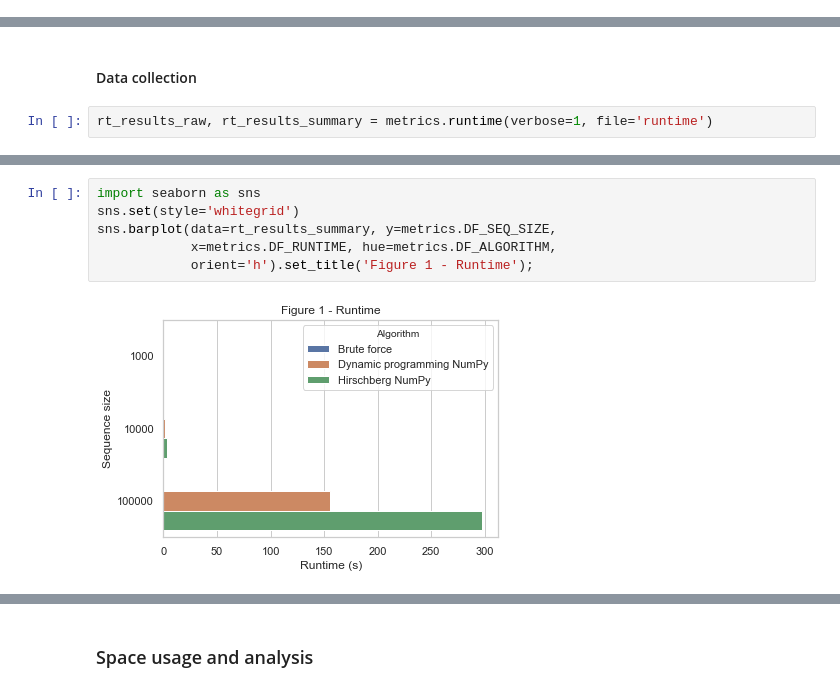
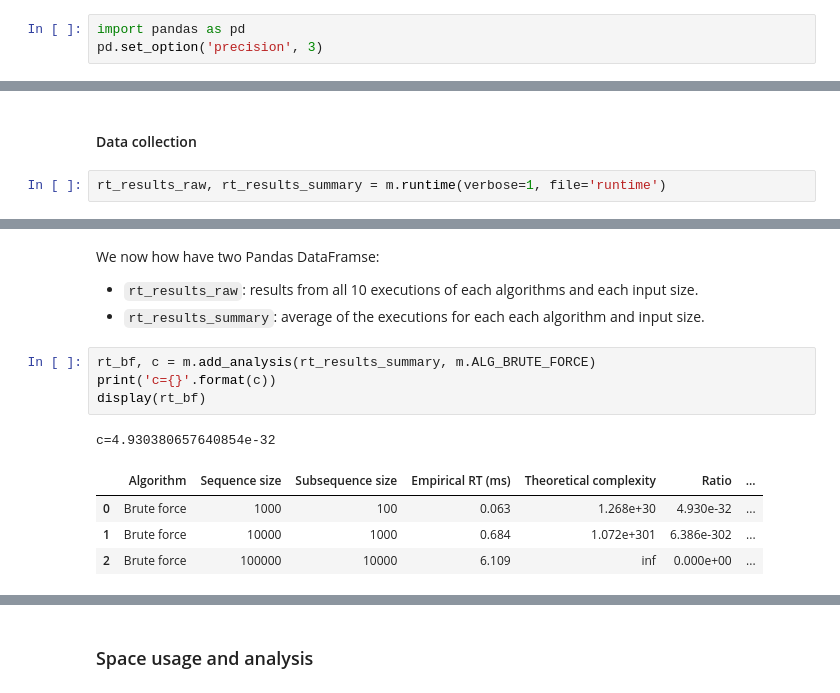
Before and after one commit to fau-masters-collected-works-cgarbin/cot6405-analysis-of-algorithms, a Jupyter notebook: longest-common-subsequence/lcs-experiments.ipynb, the cells around one changed output, grey strips where cells are left out. Saved outputs shown, nothing was run; the diff lists cells and outputs as text.

Commit message:
Add runtime analysis tables

```diff
--- a/longest-common-subsequence/lcs-experiments.ipynb
+++ b/longest-common-subsequence/lcs-experiments.ipynb
@@ -180,6 +182,9 @@ Set a seed to make pseudo-random generator generate the same sequence across run
 # %%
 import random
 random.seed(42)
+# %%
+import pandas as pd
+pd.set_option('precision', 3)
 # %% [markdown]
 Check that the algorithms work by testing them against controlled input.
 
@@ -215,4 +222,4 @@ importlib.reload(metrics);
 # %% [markdown]
 #### Data collection
 # %%
-rt_results_raw, rt_results_summary = metrics.runtime(verbose=1, file='runtime')
+rt_results_raw, rt_results_summary = m.runtime(verbose=1, file='runtime')
@@ -251,8 +226,15 @@ display(rt_results_summary.sort_values(by=[metrics.DF_SEQ_SIZE,
-# %%
-import seaborn as sns
-sns.set(style='whitegrid')
-sns.barplot(data=rt_results_summary, y=metrics.DF_SEQ_SIZE,
-            x=metrics.DF_RUNTIME, hue=metrics.DF_ALGORITHM,
-            orient='h').set_title('Figure 1 - Runtime');
-# %% [output]
-[figure, removed]
+# %% [markdown]
+We now how have two Pandas DataFramse:
+
+- `rt_results_raw`: results from all 10 executions of each algorithms and each input size.
+- `rt_results_summary`: average of the executions for each each algorithm and input size.
+# %%
+rt_bf, c = m.add_analysis(rt_results_summary, m.ALG_BRUTE_FORCE)
+print('c={}'.format(c))
+display(rt_bf)
+# %% [output]
+c=4.930380657640854e-32
+|  | Algorithm | Sequence size | Subsequence size | Empirical RT (ms) | Theoretical complexity | Ratio | ... |
+| 0 | Brute force | 1000 | 100 | 0.063 | 1.268e+30 | 4.930e-32 | ... |
+| 1 | Brute force | 10000 | 1000 | 0.684 | 1.072e+301 | 6.386e-302 | ... |
+| 2 | Brute force | 100000 | 10000 | 6.109 | inf | 0.000e+00 | ... |
```
Also changed, not shown: parts of 10 cells of this notebook.
